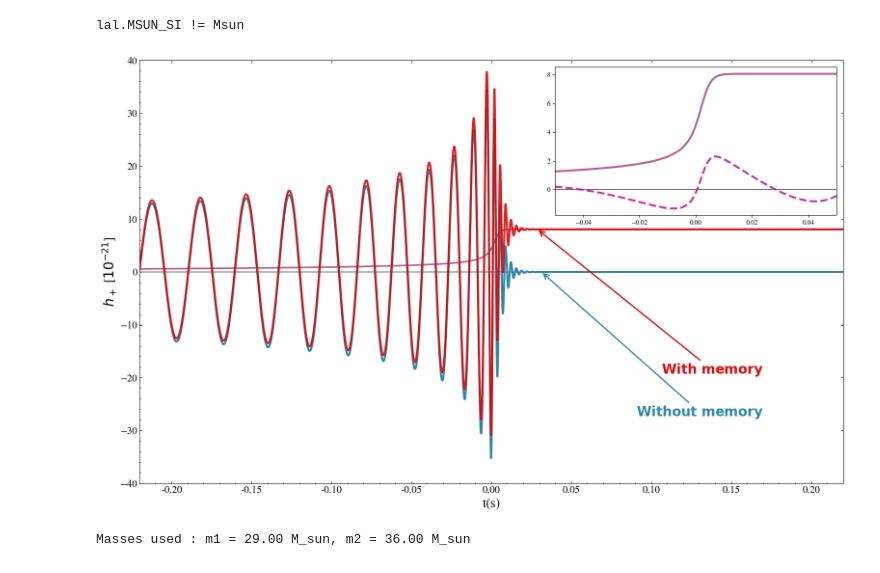
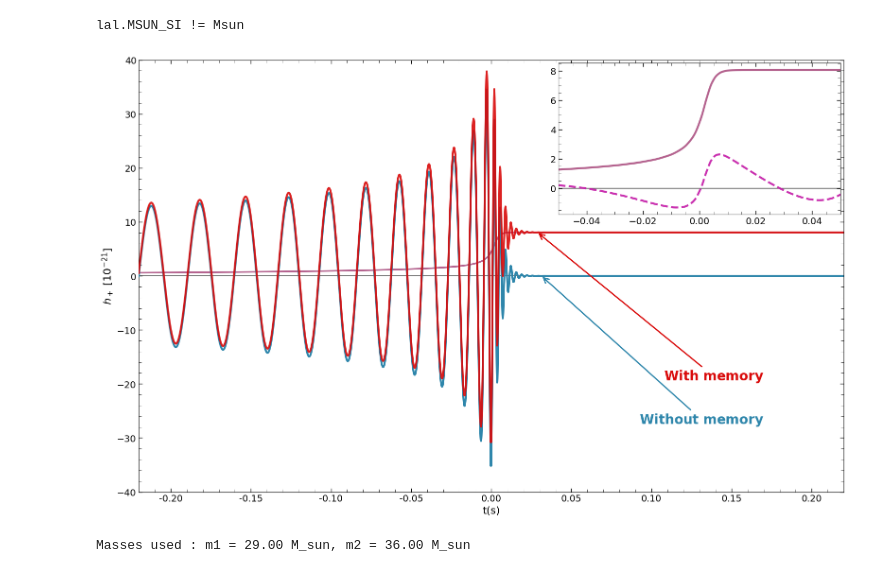
Before and after one commit to ThomasBastro/Memory_effect, a Jupyter notebook: Illustrations/Illustrations.ipynb, the cells around one changed output. Cells and saved outputs as stored; diff of their text form; code cells hidden in the pictures.

```diff
--- a/Illustrations/Illustrations.ipynb
+++ b/Illustrations/Illustrations.ipynb
@@ -10,12 +10,6 @@ from pycbc.types import TimeSeries
 from mpl_toolkits.axes_grid1.inset_locator import inset_axes
 from matplotlib.ticker import MultipleLocator, AutoMinorLocator, FormatStrFormatter
 from matplotlib.offsetbox import OffsetImage, AnnotationBbox
-
-
-
-plt.rcParams["font.family"] = "serif"
-plt.rcParams["font.serif"] = "STIXGeneral"
-plt.rcParams["font.size"] = 20
 # %% [output]
 SWIGLAL standard output/error redirection is enabled in IPython.
 This may lead to performance penalties. To disable locally, use:
@@ -105,14 +99,12 @@ def create_memory_comparison_plot():
     ax.axhline(y=0, color='black', linestyle='-', linewidth=1.1, alpha=0.7, zorder=1)
 
     # Main axis configuration
-    ax.set_ylabel(r'$h_+$ [$10^{-21}$]', fontsize=20)
-    ax.set_xlabel('t(s)', fontsize=20)
+    ax.set_ylabel(r'$h_+$ [$10^{-21}$]')
+    ax.set_xlabel('t(s)')
     ax.set_xlim(-0.22, 0.22)
     ax.set_ylim(-40, 40)
 
     # Tick configuration
-    ax.tick_params(top=True, right=True, axis='both', which='major', labelsize=15, direction='in')
-    ax.tick_params(axis='both', which='minor', labelsize=12, direction='in')
     ax.set_xticks(np.arange(-0.2, 0.2, 0.05))
     ax.yaxis.set_minor_locator(AutoMinorLocator(2))
     ax.xaxis.set_major_locator(MultipleLocator(0.05))
@@ -138,7 +130,7 @@ def create_memory_comparison_plot():
     axins.set_xlim(-0.05, 0.05)
     #axins.set_xlabel('t(s)', fontsize=12)
     #axins.set_ylabel(r'$h_{\mathrm{mem}}$ [$10^{-21}$]', fontsize=12)
-    axins.tick_params(labelsize=10)
+
 
     # Reference line in the inset
     axins.axhline(y=0, color='black', linestyle='-', linewidth=1.1, alpha=0.7, zorder=-1)
@@ -154,34 +146,34 @@ def create_memory_comparison_plot():
 
     # Arrow to "Oscillatory + Memory"
     ax.annotate(
         r'$\mathbf{With\ memory}$',
         xy=(t_mem[idx_mem], h_total[idx_mem] * 1e21),
         xytext=(arrow_origin_x, arrow_origin_y),
         arrowprops=dict(facecolor='#D90A0A', edgecolor='#D90A0A', arrowstyle='->', lw=2),
         color='#D90A0A',
         fontsize=20,
         ha='right',
         va='bottom'
     )
 
     # Arrow to "Oscillatory waveform"
     ax.annotate(
         r'$\mathbf{Without\ memory}$',
         xy=(t_mem[idx_osc], hp_osc_interp[idx_osc] * 1e21),
         xytext=(arrow_origin_x, arrow_origin_y - 8),
         arrowprops=dict(facecolor='#2E86AB', edgecolor='#2E86AB', arrowstyle='->', lw=2),
         color='#2E86AB',
         fontsize=20,
         ha='right',
         va='bottom'
     )
 
     plt.tight_layout()
     plt.show()
 
 create_memory_comparison_plot()
 # %% [output]
-[figure, old version]
+[figure, new version]
 # %%
 def create_memory_comparison_plot():
     times = np.linspace(-1.0, 0.05, 10001)
```
Also changed, not shown: parts of 2 cells of this notebook, 2 other files.
